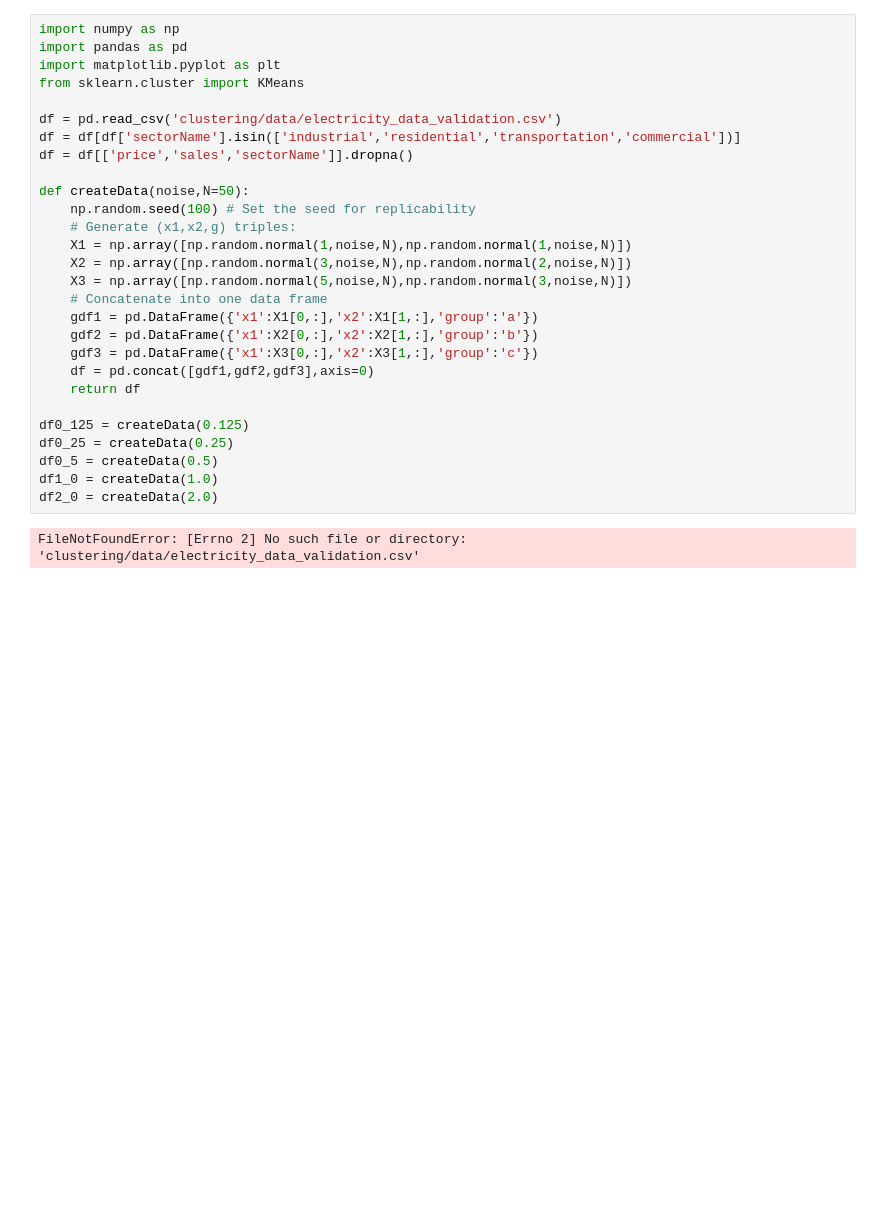
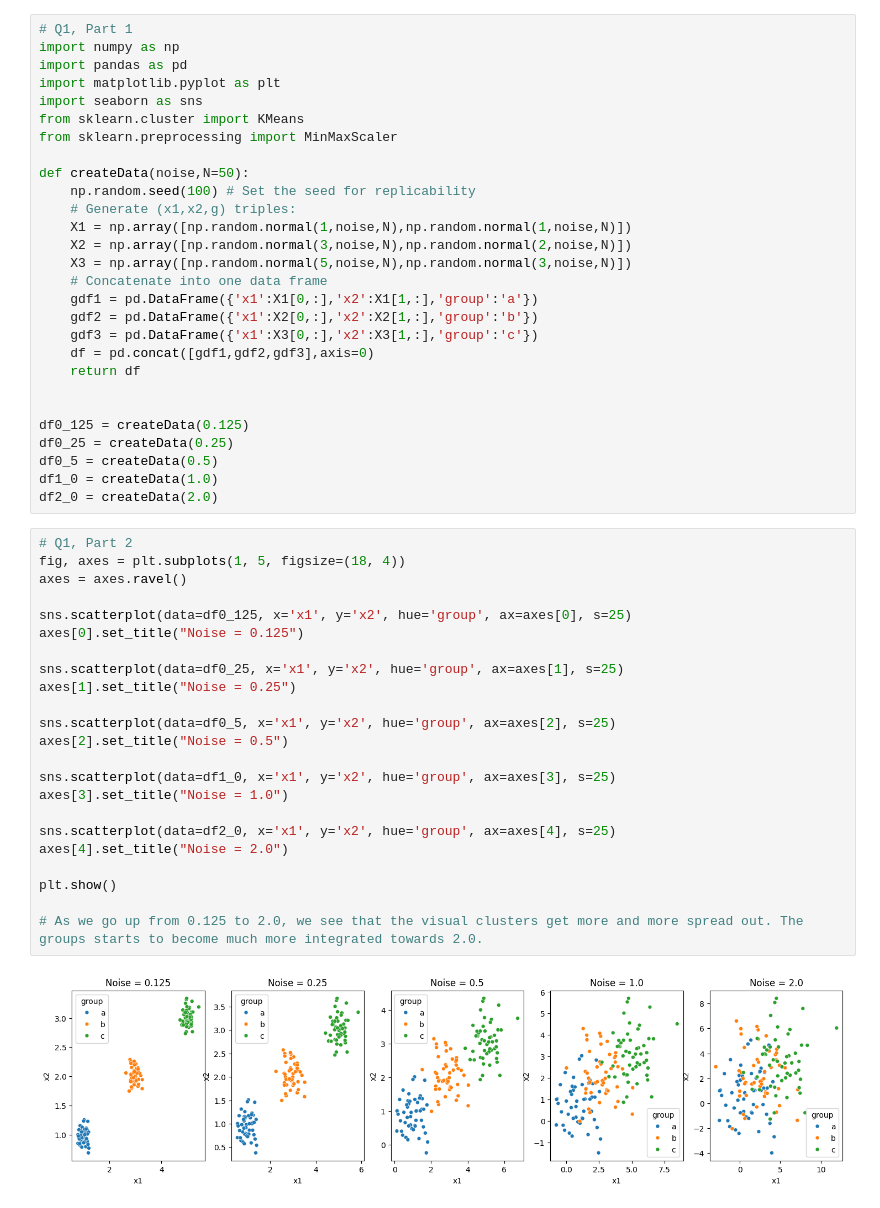
Before and after one commit to yxs4yt/clustering_assignment, a Jupyter notebook: A5.ipynb, the cells around one changed output. Cells and saved outputs as stored; diff of their text form; blank space fills up the shorter version.

```diff
--- a/A5.ipynb
+++ b/A5.ipynb
@@ -1,12 +1,11 @@
 # %%
+# Q1, Part 1
 import numpy as np
 import pandas as pd
 import matplotlib.pyplot as plt
+import seaborn as sns
 from sklearn.cluster import KMeans
-
-df = pd.read_csv('clustering/data/electricity_data_validation.csv')
-df = df[df['sectorName'].isin(['industrial','residential','transportation','commercial'])]
-df = df[['price','sales','sectorName']].dropna()
+from sklearn.preprocessing import MinMaxScaler
 
 def createData(noise,N=50):
     np.random.seed(100) # Set the seed for replicability
@@ -21,10 +20,34 @@ def createData(noise,N=50):
     df = pd.concat([gdf1,gdf2,gdf3],axis=0)
     return df
 
+
 df0_125 = createData(0.125)
 df0_25 = createData(0.25)
 df0_5 = createData(0.5)
 df1_0 = createData(1.0)
 df2_0 = createData(2.0)
-# %% [output]
-FileNotFoundError: [Errno 2] No such file or directory: 'clustering/data/electricity_data_validation.csv'
+# %%
+# Q1, Part 2
+fig, axes = plt.subplots(1, 5, figsize=(18, 4))
+axes = axes.ravel()
+
+sns.scatterplot(data=df0_125, x='x1', y='x2', hue='group', ax=axes[0], s=25)
+axes[0].set_title("Noise = 0.125")
+
+sns.scatterplot(data=df0_25, x='x1', y='x2', hue='group', ax=axes[1], s=25)
+axes[1].set_title("Noise = 0.25")
+
+sns.scatterplot(data=df0_5, x='x1', y='x2', hue='group', ax=axes[2], s=25)
+axes[2].set_title("Noise = 0.5")
+
+sns.scatterplot(data=df1_0, x='x1', y='x2', hue='group', ax=axes[3], s=25)
+axes[3].set_title("Noise = 1.0")
+
+sns.scatterplot(data=df2_0, x='x1', y='x2', hue='group', ax=axes[4], s=25)
+axes[4].set_title("Noise = 2.0")
+
+plt.show()
+
+# As we go up from 0.125 to 2.0, we see that the visual clusters get more and more spread out. The groups starts to become much more integrated towards 2.0.
+# %% [output]
+[figure, added]
```
Also changed, not shown: parts of 7 cells of this notebook.
